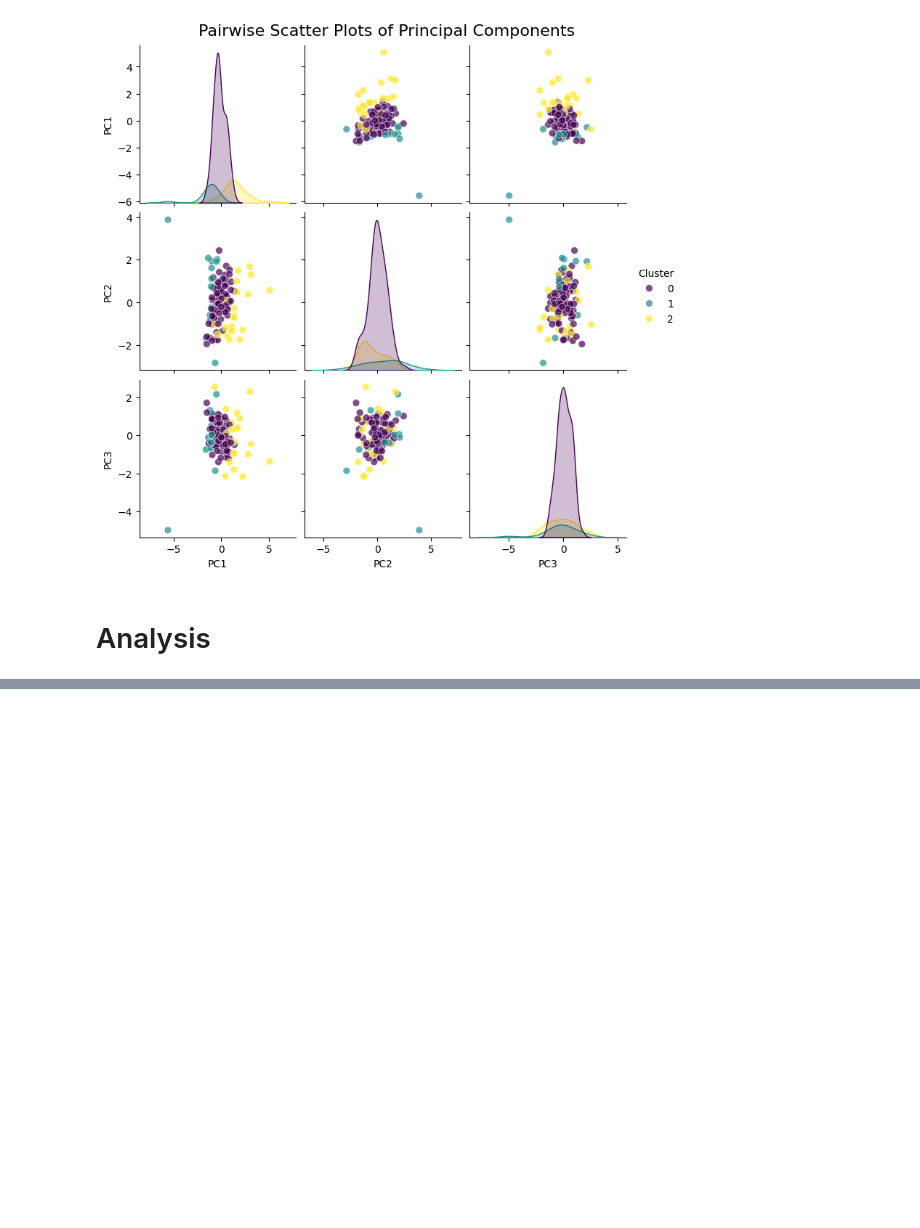
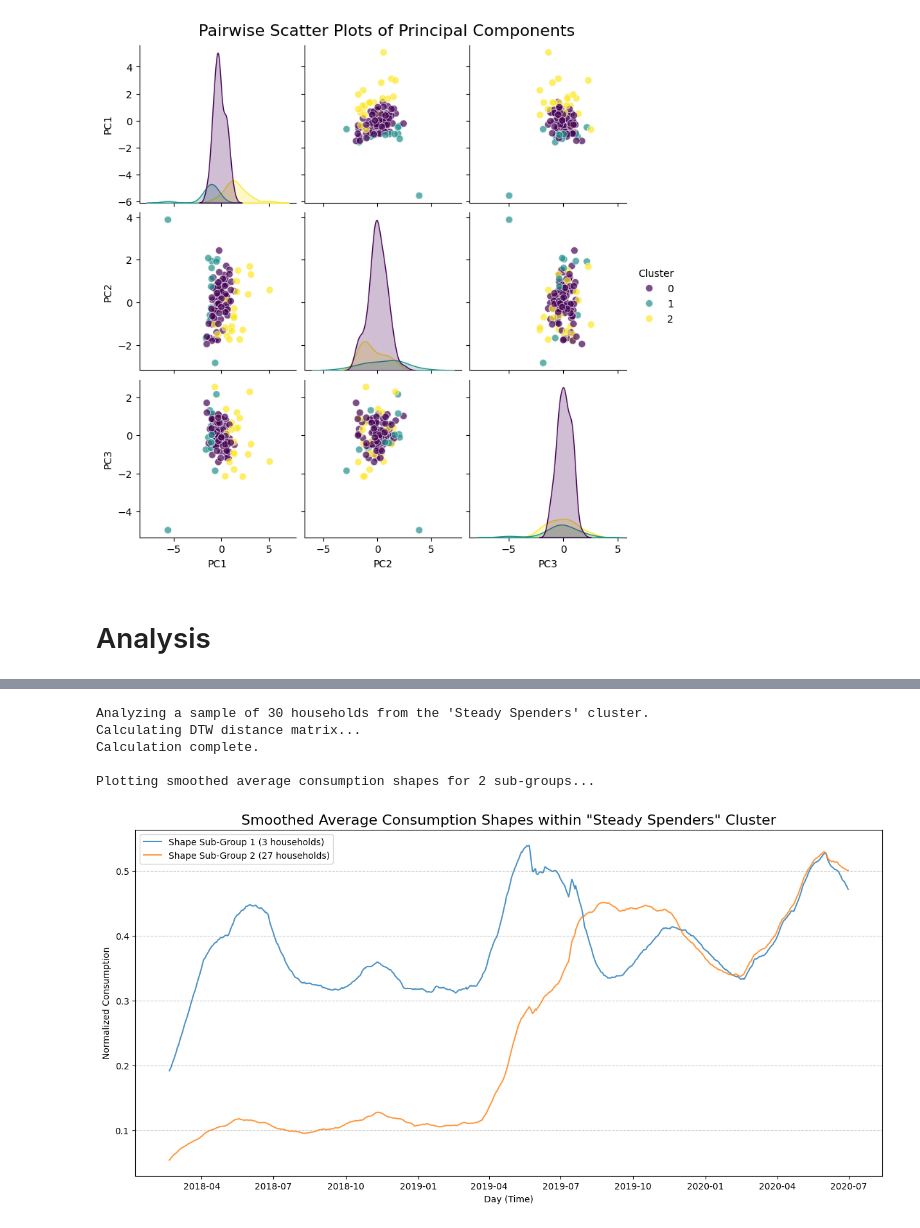
Before and after one commit to Prajwalnayak2506/PrayasDatasetAnalysis, a Jupyter notebook: Assignment.ipynb, the cells around one changed output, grey strips where cells are left out. Cells and saved outputs as stored; diff of their text form; code cells hidden in the pictures; blank space fills up the shorter version.

```diff
--- a/Assignment.ipynb
+++ b/Assignment.ipynb
@@ -516,0 +798,76 @@ df_cluster_2 = df_unique[df_unique['Cluster'] == 2].copy()
+# %%
+import numpy as np
+import pandas as pd
+from dtaidistance import dtw
+from scipy.cluster.hierarchy import linkage, fcluster, dendrogram
+import matplotlib.pyplot as plt
+
+steady_spender_ids = df_unique[df_unique['Cluster'] == 0]['household_id']
+
+SAMPLE_SIZE = 30
+if len(steady_spender_ids) > SAMPLE_SIZE:
+    sample_household_ids = steady_spender_ids.sample(n=SAMPLE_SIZE, random_state=42)
+else:
+    sample_household_ids = steady_spender_ids
+print(f"Analyzing a sample of {len(sample_household_ids)} households from the 'Steady Spenders' cluster.")
+
+
+df_sample = df_merged[df_merged['household_id'].isin(sample_household_ids)]
+pivot_df = df_sample.pivot_table(index='Date', columns='household_id', values='Daily consumption (kWh)', aggfunc='mean')
+pivot_df.fillna(0, inplace=True)
+time_series_data = pivot_df.transpose().values
+
+print("Calculating DTW distance matrix...")
+distance_matrix = dtw.distance_matrix_fast(time_series_data)
+linked = linkage(distance_matrix, method='ward')
+print("Calculation complete.")
+
+
+NUM_SHAPE_CLUSTERS = 2
+dtw_clusters = fcluster(linked, NUM_SHAPE_CLUSTERS, criterion='maxclust')
+
+df_dtw_clusters = pd.DataFrame({
+    'household_id': sample_household_ids,
+    'DTW_Cluster': dtw_clusters
+})
+
+
+df_to_plot = pivot_df.transpose().reset_index()
+
+df_to_plot = df_to_plot.merge(df_dtw_clusters, on='household_id')
+
+
+print(f"\nPlotting smoothed average consumption shapes for {NUM_SHAPE_CLUSTERS} sub-groups...")
+plt.figure(figsize=(15, 7))
+cluster_counts = df_dtw_clusters['DTW_Cluster'].value_counts()
+for i in range(1, NUM_SHAPE_CLUSTERS + 1):
+    cluster_series_df = df_to_plot[df_to_plot['DTW_Cluster'] == i].drop(columns=['household_id', 'DTW_Cluster'])
+
+    # Normalize to compare pure shapes
+    normalized_series = (cluster_series_df.T - cluster_series_df.T.min()) / (cluster_series_df.T.max() - cluster_series_df.T.min())
+
+    # Calculate the average shape for the cluster
+    average_shape = normalized_series.mean(axis=1)
+
+    # Apply a 50-day moving average to smooth the line
+    smoothed_shape = average_shape.rolling(window=50).mean()
+
+    # *** EDIT: Create a dynamic label that includes the household count ***
+    count = cluster_counts.get(i, 0) # .get(i, 0) safely gets the count for cluster i
+    plot_label = f'Shape Sub-Group {i} ({count} households)'
+
+    plt.plot(smoothed_shape, label=plot_label, alpha=0.8)
+
+plt.title('Smoothed Average Consumption Shapes within "Steady Spenders" Cluster', fontsize=16)
+plt.xlabel('Day (Time)')
+plt.ylabel('Normalized Consumption')
+plt.legend()
+plt.grid(axis='y', linestyle='--', alpha=0.7)
+plt.show()
+# %% [output]
+Analyzing a sample of 30 households from the 'Steady Spenders' cluster.
+Calculating DTW distance matrix...
+Calculation complete.
+
+Plotting smoothed average consumption shapes for 2 sub-groups...
+[figure, added]
```
Also changed, not shown: parts of 15 cells of this notebook.
